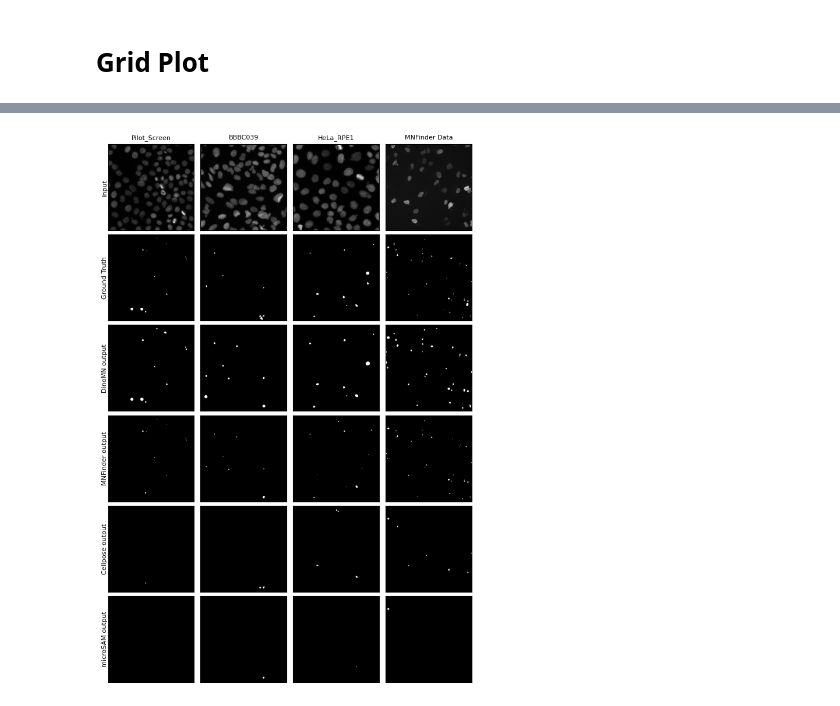
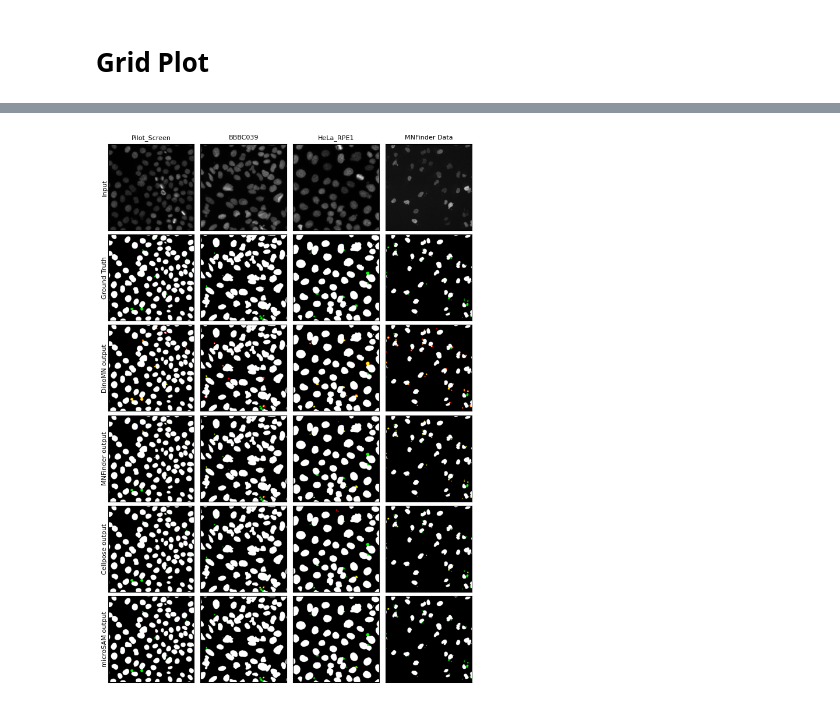
Before and after one commit to CaicedoLab/micronuclei-detection, a Jupyter notebook: figures/figure4.ipynb, the cells around one changed output, grey strips where cells are left out. Saved outputs shown, nothing was run; the diff lists cells and outputs as text; code cells hidden in the pictures.

Commit message:
updated paper figures

```diff
--- a/figures/figure4.ipynb
+++ b/figures/figure4.ipynb
@@ -80,0 +98,12 @@ collections = [inputs, gt, dinomn, mnfinder, cellpose, microsam]
+# %%
+gt_2 = []
+for i in range(len(gt_nuclei)):
+    H,W = gt_nuclei[i].shape
+    im = np.zeros((H,W,3))
+
+    im[:,:,1] = (gt[i] > 0) * 255
+    im[:,:,0] = im[:,:,0] + (gt_nuclei[i] > 0) * 128
+    im[:,:,1] = im[:,:,1] + (gt_nuclei[i] > 0) * 128
+    im[:,:,2] = im[:,:,2] + (gt_nuclei[i] > 0) * 128
+
+    gt_2.append(im)
@@ -80,0 +124,28 @@ collections = [inputs, gt, dinomn, mnfinder, cellpose, microsam]
+# %%
+cellpose_2 = []
+for i in range(len(gt_nuclei)):
+    H,W = cellpose[i].shape
+    im = np.zeros((H,W,3))
+    nuclei = (gt_nuclei[i] > 0) * 128
+    output = cellpose[i] + nuclei
+    im[:,:,0] = (cellpose[i] > 0) * 255
+    im[:,:,1] = (gt[i] > 0) * 255
+
+    im[:,:,0] = im[:,:,0] + (gt_nuclei[i] > 0) * 128
+    im[:,:,1] = im[:,:,1] + (gt_nuclei[i] > 0) * 128
+    im[:,:,2] = im[:,:,2] + (gt_nuclei[i] > 0) * 128
+    cellpose_2.append(im)
+# %%
+microsam_2 = []
+for i in range(len(gt_nuclei)):
+    H,W = microsam[i].shape
+    im = np.zeros((H,W,3))
+    nuclei = (gt_nuclei[i] > 0) * 128
+    output = microsam[i] + nuclei
+    im[:,:,0] = (microsam[i] > 0) * 255
+    im[:,:,1] = (gt[i] > 0) * 255
+
+    im[:,:,0] = im[:,:,0] + (gt_nuclei[i] > 0) * 128
+    im[:,:,1] = im[:,:,1] + (gt_nuclei[i] > 0) * 128
+    im[:,:,2] = im[:,:,2] + (gt_nuclei[i] > 0) * 128
+    microsam_2.append(im)
@@ -81,3 +170,5 @@ collections = [inputs, gt, dinomn, mnfinder, cellpose, microsam]
+# %%
+collections = [inputs, gt_2, dinomn_2, mnfinder_2, cellpose_2, microsam_2]
 # %%
 fig, ax = plt.subplots(6,4, figsize=(12,12))
 plt.subplots_adjust(wspace=-0.65, hspace=0.05)
@@ -104,7 +195,7 @@ for i in range(6):
         if i == 0:
             ax[i,j].imshow(collections[i][j][r:r+PS,c:c+PS], cmap='gray')
         else:
-            ax[i,j].imshow(collections[i][j][r:r+PS,c:c+PS] > 0, cmap='gray')
+            ax[i,j].imshow(collections[i][j][r:r+PS,c:c+PS,:])
 
         # Hide ticks but keep labels
         ax[i, j].tick_params(left=False, bottom=False, labelleft=False, labelbottom=False)
@@ -124 +235 @@ plt.show()
-[figure, old version]
+[figure, new version]
```
Also changed, not shown: parts of 12 cells of this notebook, 2 other files.
